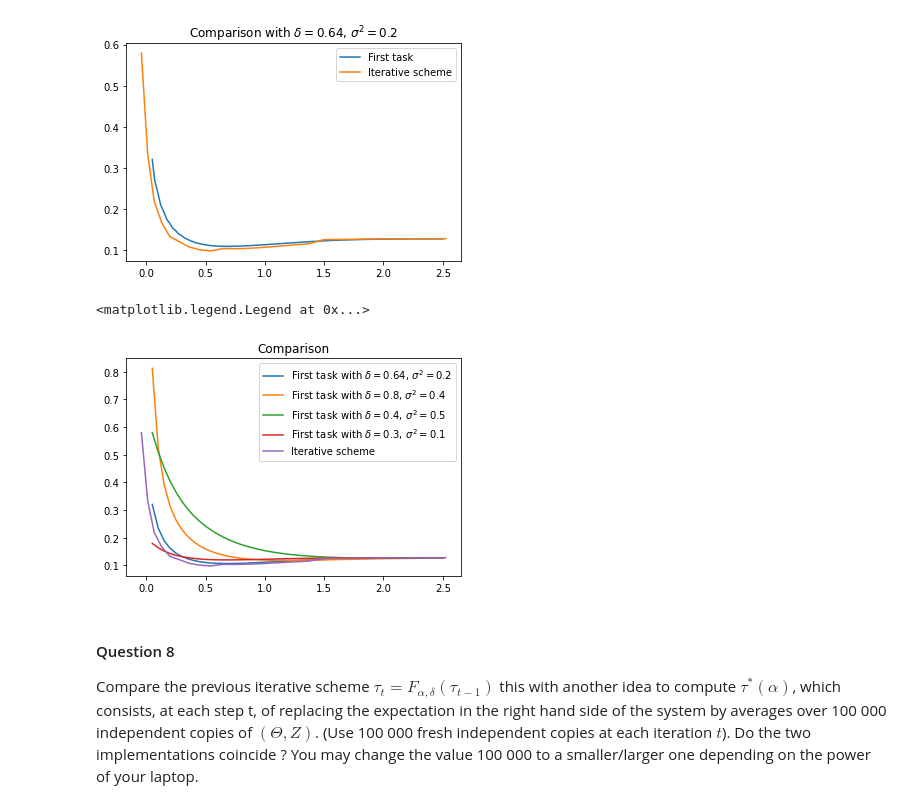
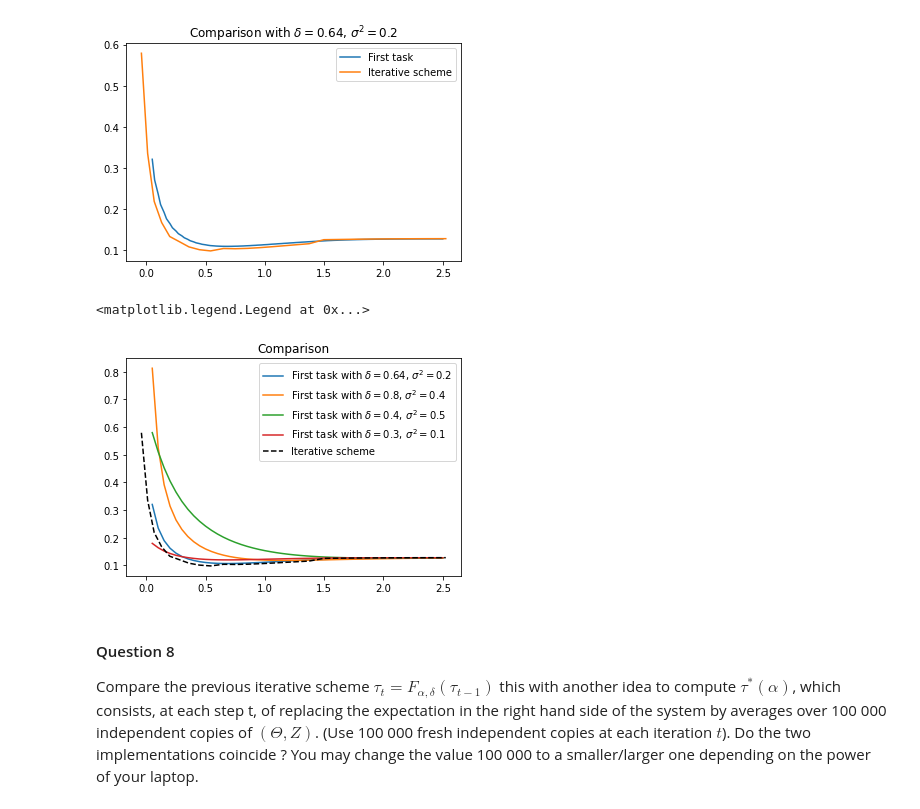
Before and after one commit to JulienKhlt/Hista, a Jupyter notebook: Projet_HISTA_FargeonKhlautRuhlmann.ipynb, the cells around one changed output. Saved outputs shown, nothing was run; the diff lists cells and outputs as text; code cells hidden in the pictures.

```diff
--- a/Projet_HISTA_FargeonKhlautRuhlmann.ipynb
+++ b/Projet_HISTA_FargeonKhlautRuhlmann.ipynb
@@ -287,18 +299,18 @@ Set $\delta = 0.64$ and $\sigma^2 = 0.2$. For a grid of $\alpha$’s equispaced
 delta = 0.64
 sigma2 = 0.2
 alpha = np.linspace(0.4, 4, 30)
-Tho = []
-Tho_square = []
+Tau = []
+Tau_square = []
 B = []
 Lambda = []
 
 fig, axs = plt.subplots(4, 1, constrained_layout=True, figsize=(10, 10))
 
 for a in alpha:
-    tho = solve_implement(F, a, delta, sqrt(sigma2 + 1/(2*delta)), sigma2, 1e-2)
-    Tho.append(tho)
-    Tho_square.append(delta*(tho**2-sigma2))
-    b = compute_b(tho, delta, a)
+    tau = solve_implement(F, a, delta, sqrt(sigma2 + 1/(2*delta)), sigma2, 1e-2)
+    Tau.append(tau)
+    Tau_square.append(delta*(tau**2-sigma2))
+    b = compute_b(tau, delta, a)
     B.append(b)
     l = compute_lambda(b, a)
     Lambda.append(l)
@@ -306,16 +318,16 @@ for a in alpha:
 fig.suptitle(r"Plots of $\mathbf{\tau^* (\alpha)}$, $\mathbf{b^* (\alpha)}$, $\mathbf{\lambda (\alpha)}$" \
                 r" with respect to $\mathbf{\alpha}$ and $\mathbf{\delta\left( \tau^* (\alpha)^2 - \sigma^2 \right) }$"\
                 r" with respect to $\mathbf{\lambda(\alpha)}$")
-axs[0].plot(alpha, Tho,marker='x')
+axs[0].plot(alpha, Tau, marker='x')
 axs[0].set_ylabel(r"$\mathbf{\tau^* (\alpha)}$")
 axs[0].set_xlabel(r"$\mathbf{\alpha}$")
-axs[1].plot(alpha, B,marker='x')
+axs[1].plot(alpha, B, marker='x')
 axs[1].set_xlabel(r"$\mathbf{\alpha}$")
 axs[1].set_ylabel(r"$\mathbf{b^* (\alpha)}$")
-axs[2].plot(alpha, Lambda,marker='x')
+axs[2].plot(alpha, Lambda, marker='x')
 axs[2].set_xlabel(r"$\mathbf{\alpha}$")
 axs[2].set_ylabel(r"$\mathbf{\lambda (\alpha)}$")
-axs[3].plot(Lambda, (Tho_square),marker='x')
+axs[3].plot(Lambda, (Tau_square), marker='x')
 axs[3].set_ylabel(r"$\mathbf{\delta\left( \tau^* (\alpha)^2 - \sigma^2 \right) }$")
 axs[3].set_xlabel(r"$\mathbf{\lambda(\alpha)}$")
 # %% [output]
@@ -434,14 +446,14 @@ for l in lambda_from_df:
 # %%
 plt.plot(lambda_from_df, mse_from_df, label="First task with $\delta = 0.64$, $\sigma^2 = 0.2$")
 plt.plot(lambda_from_df, mse_from_df1, label="First task with $\delta = 0.8$, $\sigma^2 = 0.4$")
 plt.plot(lambda_from_df, mse_from_df2, label="First task with $\delta = 0.4$, $\sigma^2 = 0.5$")
 plt.plot(lambda_from_df, mse_from_df3, label="First task with $\delta = 0.3$, $\sigma^2 = 0.1$")
-plt.plot(Lambda, Tho_square, label="Iterative scheme")
+plt.plot(Lambda, Tau_square, 'k--', label="Iterative scheme")
 plt.title("Comparison")
 plt.legend()
 # %% [output]
 <matplotlib.legend.Legend at 0x...>
-[figure, old version]
+[figure, new version]
 # %% [markdown]
 #### Question 8
 Compare the previous iterative scheme $\tau_t = F_{\alpha, \delta} (\tau_{t-1})$ this with another idea to compute $\tau^*(\alpha)$, which consists, at each step t, of replacing the expectation in the right hand side of the system by averages over 100 000 independent copies of $(\Theta,Z)$. (Use 100 000 fresh independent copies at each iteration $t$). Do the two implementations coincide ? You may change the value 100 000 to a smaller/larger one depending on the power of your laptop.
```
Also changed, not shown: parts of 9 cells of this notebook.
